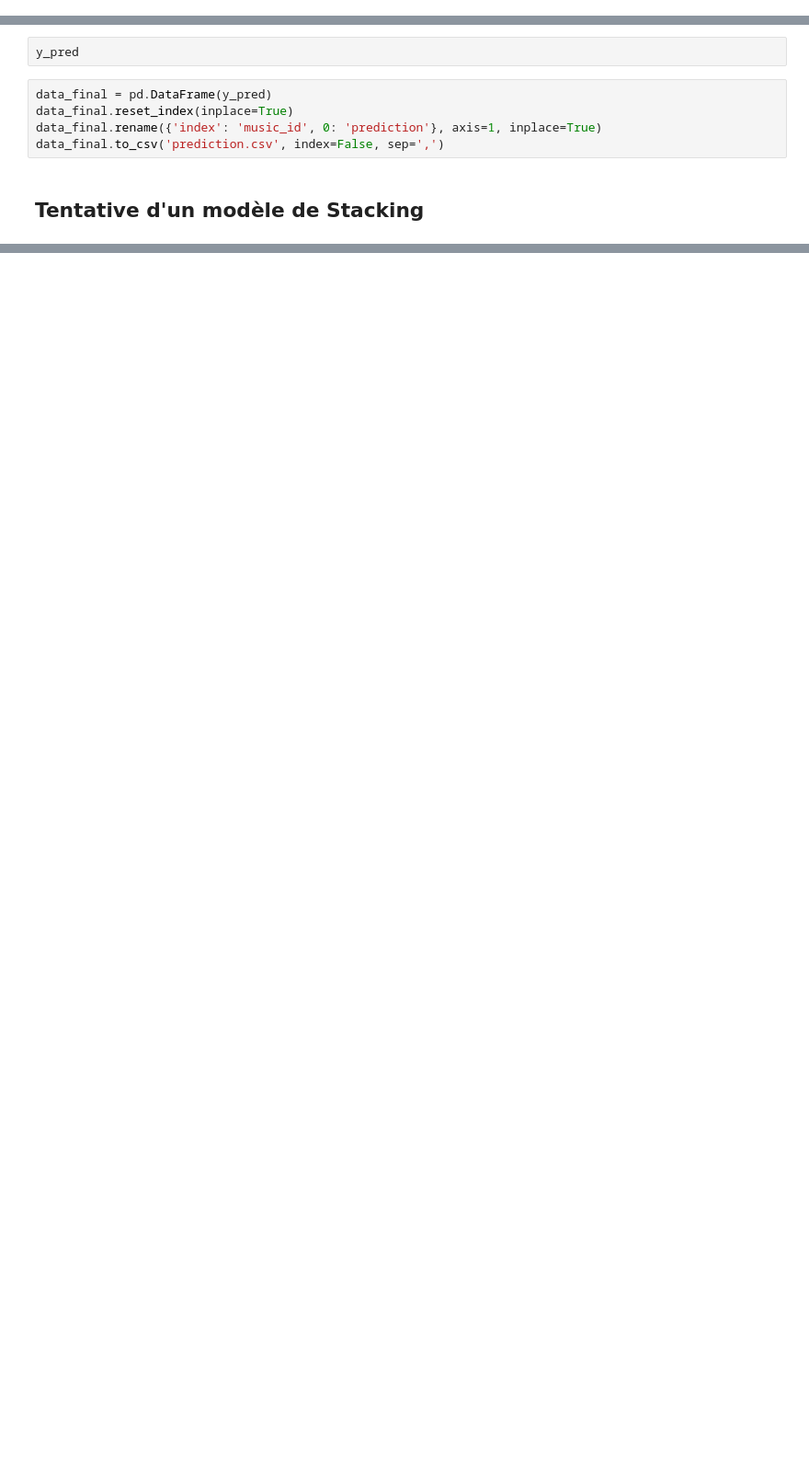
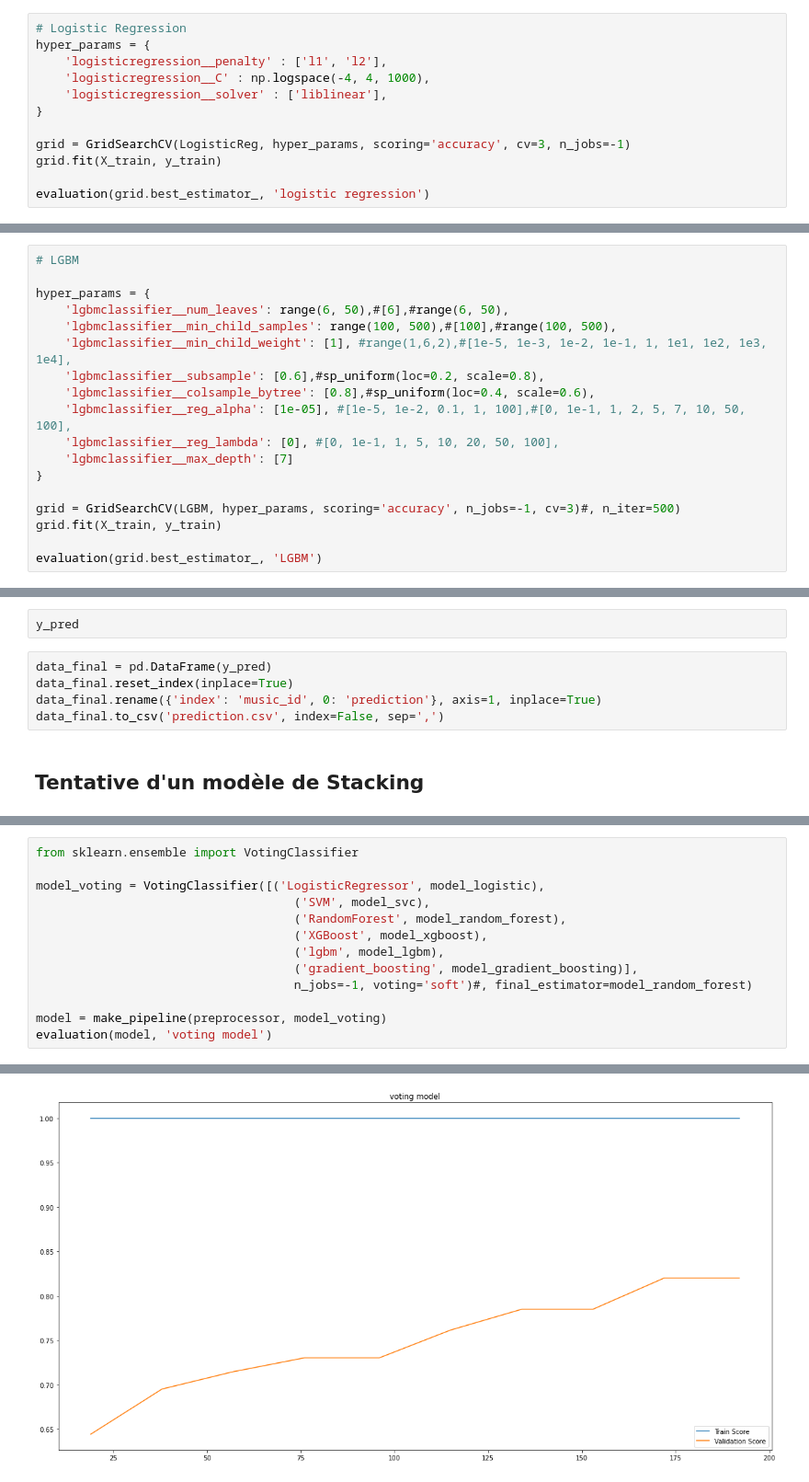
Before and after one commit to kamelhouchat/machine_learning_td, a Jupyter notebook: TD.ipynb, the cells around one changed output, grey strips where cells are left out. Shown at 92% size. Saved outputs shown, nothing was run; the diff lists cells and outputs as text; blank space fills up the shorter version.

```diff
--- a/TD.ipynb
+++ b/TD.ipynb
@@ -709,2 +358,14 @@ Score -> 0.859375
 # %%
 grid.best_params_
+# %%
+# Logistic Regression
+hyper_params = {
+    'logisticregression__penalty' : ['l1', 'l2'],
+    'logisticregression__C' : np.logspace(-4, 4, 1000),
+    'logisticregression__solver' : ['liblinear'],
+}
+
+grid = GridSearchCV(LogisticReg, hyper_params, scoring='accuracy', cv=3, n_jobs=-1)
+grid.fit(X_train, y_train)
+
+evaluation(grid.best_estimator_, 'logistic regression')
@@ -710,0 +398,18 @@ grid.best_params_
+# %%
+# LGBM
+
+hyper_params = {
+    'lgbmclassifier__num_leaves': range(6, 50),#[6],#range(6, 50),
+    'lgbmclassifier__min_child_samples': range(100, 500),#[100],#range(100, 500),
+    'lgbmclassifier__min_child_weight': [1], #range(1,6,2),#[1e-5, 1e-3, 1e-2, 1e-1, 1, 1e1, 1e2, 1e3, 1e4],
+    'lgbmclassifier__subsample': [0.6],#sp_uniform(loc=0.2, scale=0.8),
+    'lgbmclassifier__colsample_bytree': [0.8],#sp_uniform(loc=0.4, scale=0.6),
+    'lgbmclassifier__reg_alpha': [1e-05], #[1e-5, 1e-2, 0.1, 1, 100],#[0, 1e-1, 1, 2, 5, 7, 10, 50, 100],
+    'lgbmclassifier__reg_lambda': [0], #[0, 1e-1, 1, 5, 10, 20, 50, 100],
+    'lgbmclassifier__max_depth': [7]
+}
+
+grid = GridSearchCV(LGBM, hyper_params, scoring='accuracy', n_jobs=-1, cv=3)#, n_iter=500)
+grid.fit(X_train, y_train)
+
+evaluation(grid.best_estimator_, 'LGBM')
@@ -744,0 +529,14 @@ ValueError: k should be >=0, <= n_features = 8; got 38. Use k='all' to return al
+# %%
+from sklearn.ensemble import VotingClassifier
+
+model_voting = VotingClassifier([('LogisticRegressor', model_logistic),
+                                    ('SVM', model_svc),
+                                    ('RandomForest', model_random_forest),
+                                    ('XGBoost', model_xgboost),
+                                    ('lgbm', model_lgbm),
+                                    ('gradient_boosting', model_gradient_boosting)],
+                                    n_jobs=-1, voting='soft')#, final_estimator=model_random_forest)
+
+model = make_pipeline(preprocessor, model_voting)
+evaluation(model, 'voting model')
+# %% [output]
@@ -744,0 +569 @@ ValueError: k should be >=0, <= n_features = 8; got 38. Use k='all' to return al
+[figure, added]
```
Also changed, not shown: parts of 39 cells of this notebook.
